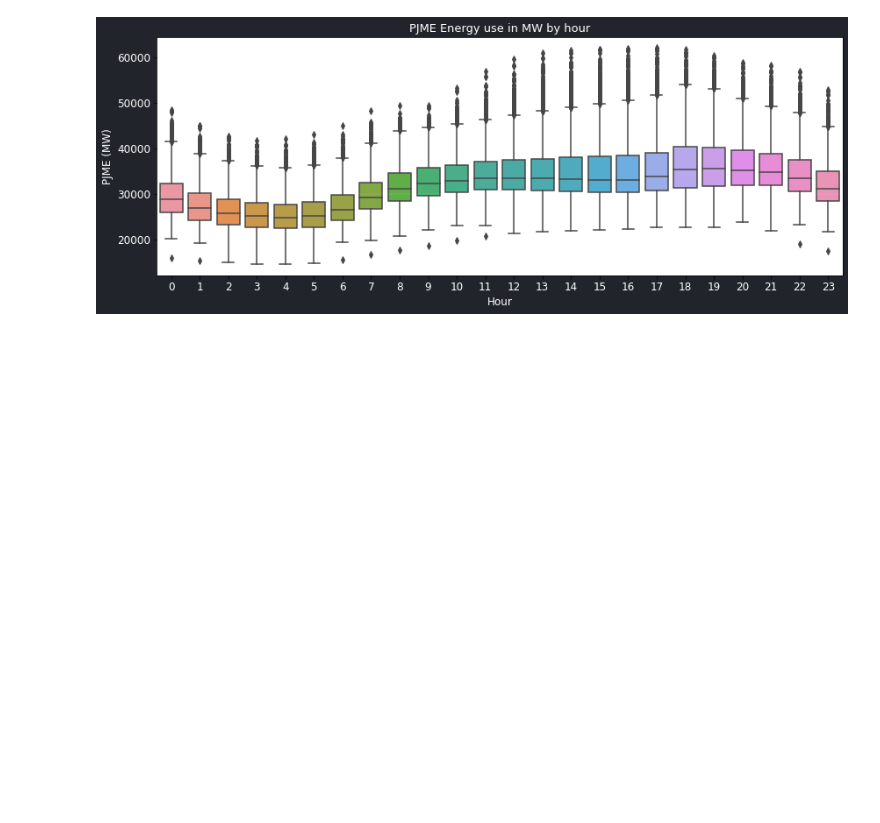
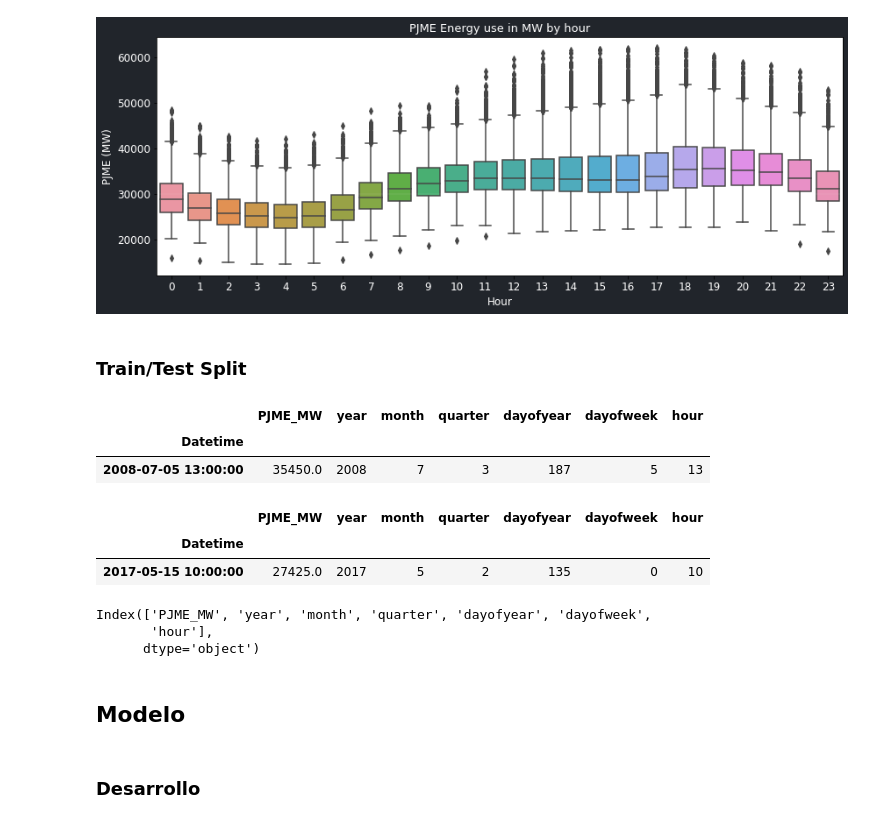
Before and after one commit to JuanFeA98/Time_Series, a Jupyter notebook: Time Series with XGBoost.ipynb, the cells around one changed output. Saved outputs shown, nothing was run; the diff lists cells and outputs as text; code cells hidden in the pictures; blank space fills up the shorter version.

```diff
--- a/Time Series with XGBoost.ipynb
+++ b/Time Series with XGBoost.ipynb
@@ -117,3 +114,14 @@ consumption_by(df, 'dayofweek')
 consumption_by(df, 'hour')
 # %% [output]
 [figure]
+# %% [markdown]
+### **Train/Test Split**
+# %%
+train = df.loc[df.index < '01/01/2015'].copy()
+train = create_features(train)
+# %%
+train.sample()
+# %% [output]
+|  | PJME_MW | year | month | quarter | dayofyear | dayofweek | hour |
+| Datetime |  |  |  |  |  |  |  |
+| 2008-07-05 13:00:00 | 35450.0 | 2008 | 7 | 3 | 187 | 5 | 13 |
@@ -119,0 +131,12 @@ consumption_by(df, 'hour')
+# %%
+test.sample()
+# %% [output]
+|  | PJME_MW | year | month | quarter | dayofyear | dayofweek | hour |
+| Datetime |  |  |  |  |  |  |  |
+| 2017-05-15 10:00:00 | 27425.0 | 2017 | 5 | 2 | 135 | 0 | 10 |
+# %%
+train.columns
+# %% [output]
+Index(['PJME_MW', 'year', 'month', 'quarter', 'dayofyear', 'dayofweek',
+       'hour'],
+      dtype='object')
@@ -119,0 +152,4 @@ consumption_by(df, 'hour')
+# %% [markdown]
+## **Modelo**
+# %% [markdown]
+### **Desarrollo**
```
Also changed, not shown: parts of 22 cells of this notebook.
